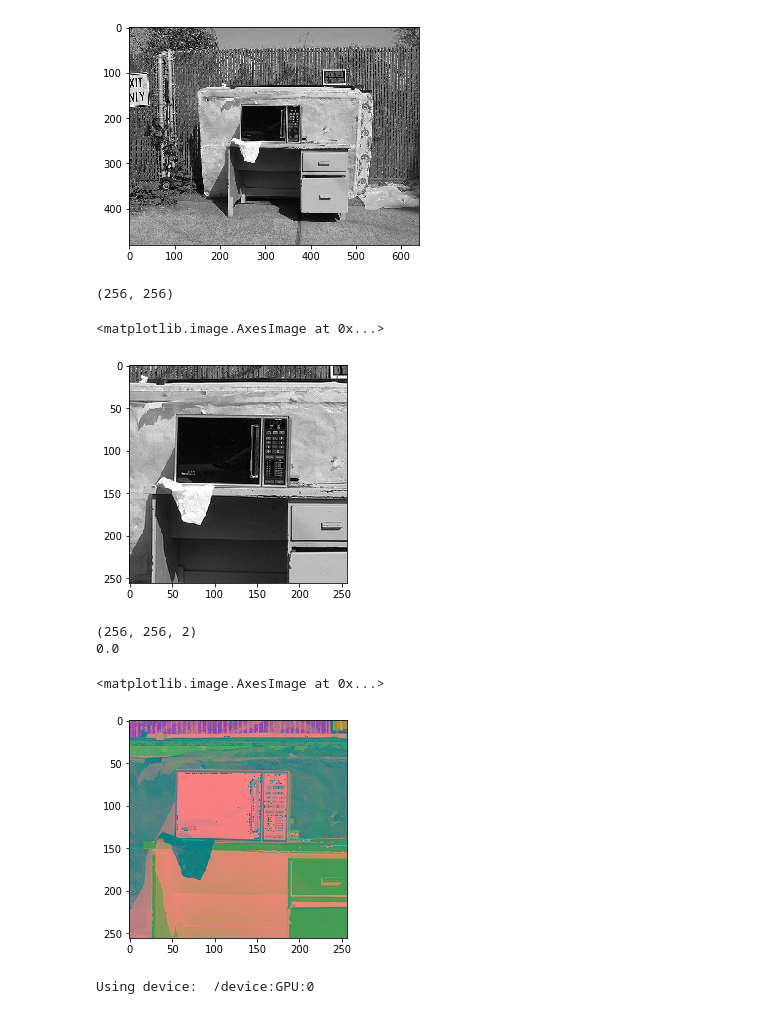
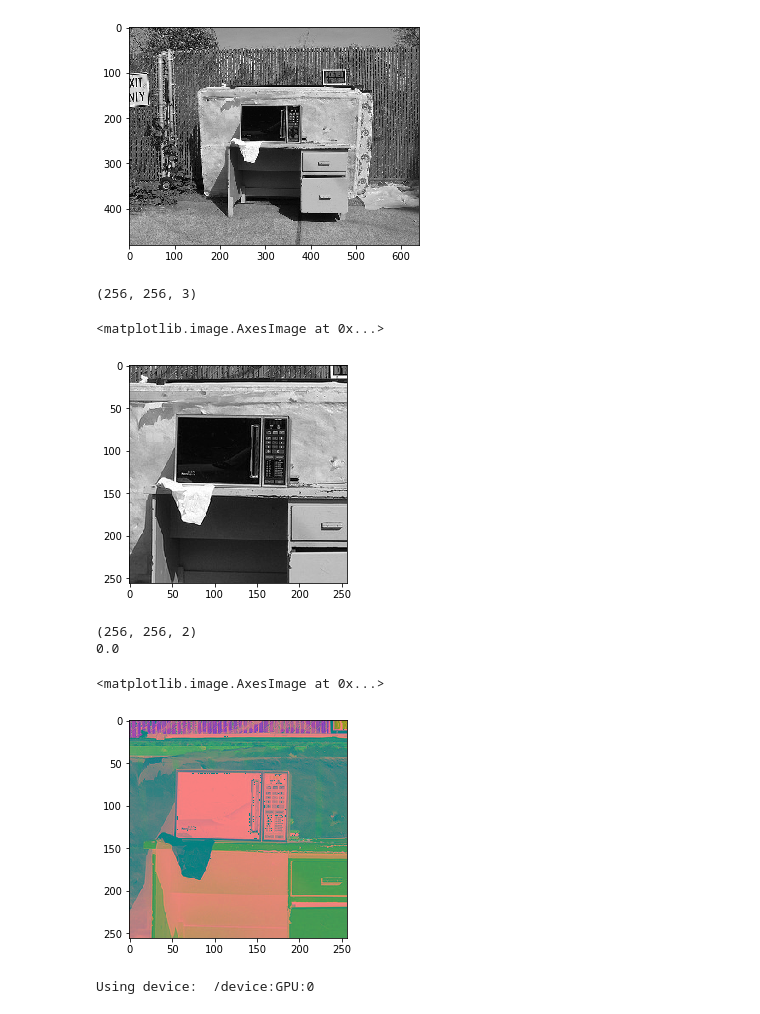
Before and after one commit to kkhosla96/cs231n-project, a Jupyter notebook: project_inception.ipynb, the cells around one changed output. Cells and saved outputs as stored; diff of their text form; code cells hidden in the pictures.

```diff
--- a/project_inception.ipynb
+++ b/project_inception.ipynb
@@ -33,8 +33,10 @@ def RGBtoGray(arr):
     return ret
 # %%
 def YCCtoGray(arr):
-    ret = np.zeros_like(arr[:, :, 0])
-    ret[:, :] = arr[:, :, 0]
+    ret = np.zeros_like(arr)
+    ret[:, :, 0] = arr[:, :, 0]
+    ret[:, :, 1] = arr[:, :, 0]
+    ret[:, :, 2] = arr[:, :, 0]
     return ret
 # %%
 def crop_center(img, cropx, cropy):
@@ -71,6 +75,11 @@ inception_output_size = 1000
 # %%
 def normalize_image(arr):
-    return 2 * (arr / 255.) - 1.0
+    return (arr / 128) - 1.0
 
 def denormalize_image(arr):
-    return (arr + 1.0) * 255. // 2
+    return (arr + 1.0) * 128
+
+r = np.random.randint(0, 255, (256, 256, 3))
+r_norm = normalize_image(r)
+r_prime = denormalize_image(r_norm)
+print(r - r_prime)
@@ -83,18 +110,20 @@ def prep_for_res(x, H_resnet, W_resnet):
     stacked[:, :, 2] = x[:, :]
     return cv2.resize(stacked, dsize=(H_resnet, W_resnet))
 # %%
-def process_image(arr, H, W, H_resnet, W_resnet):
+def process_image(arr, H, W):
     if len(arr.shape) == 3:
         cropped = crop_center(arr, H, W)
         if cropped is not None:
             arr = RGBtoYCC(cropped)
+            arr = np.divide(arr, 255)
+            # arr = normalize_image(arr)
             gray = YCCtoGray(arr)
-            upped = prep_for_res(gray, H_resnet, W_resnet)
-            arr = normalize_image(arr)
-            upped = normalize_image(upped)
-            return arr[:, :, 0], upped, arr[:, :, 1:]
-        return None, None, None
-    return None, None, None
+            # upped = prep_for_res(gray, H_resnet, W_resnet)
+            # arr = normalize_image(arr)
+            # upped = normalize_image(upped)
+            return gray, arr[:, :, 1:]
+        return None, None
+    return None, None
 # %%
 used_images = []
 def generator(image_folder, batch_size):
@@ -140,29 +169,28 @@ imshow(RGBtoGray(random_example), cmap="gray")
 <matplotlib.image.AxesImage at 0x...>
 [figure]
 # %%
-x, x_res, y = process_image(random_example, H, W, H_resnet, W_resnet)
+x, y = process_image(random_example, H, W)
 # %%
 # the x
 print(x.shape)
-imshow(x, cmap="gray")
+imshow(denormalize_image(x)[:, :, 0], cmap="gray")
 # %% [output]
-(256, 256)
+(256, 256, 3)
 <matplotlib.image.AxesImage at 0x...>
 [figure]
 # %%
 # the y
 showing = np.zeros((y.shape[0], y.shape[1], y.shape[2] + 1))
 print(y.shape)
-showing[:, :, 0] = x[:, :]
-showing[:, :, 1:] = y
-showing = denormalize_image(showing)
-print((showing - crop_center(RGBtoYCC(random_example), 256, 256)).max())
+showing[:, :, 0] = denormalize_image(x)[:, :, 0]
+showing[:, :, 1:] = 255 * y
+print(np.amax(showing - crop_center(RGBtoYCC(random_example), H, W)))
 imshow(showing)
 # %% [output]
 (256, 256, 2)
 0.0
 <matplotlib.image.AxesImage at 0x...>
-[figure, old version]
+[figure, new version]
 # %%
 # Set up some global variables
 USE_GPU = True
```
Also changed, not shown: parts of 18 cells of this notebook, 3 other files.
